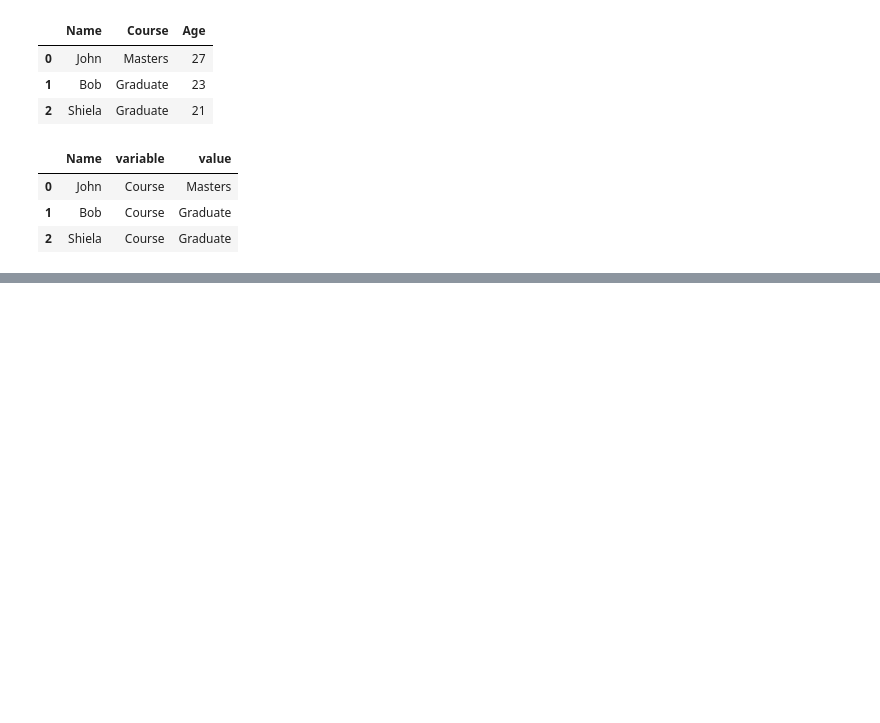
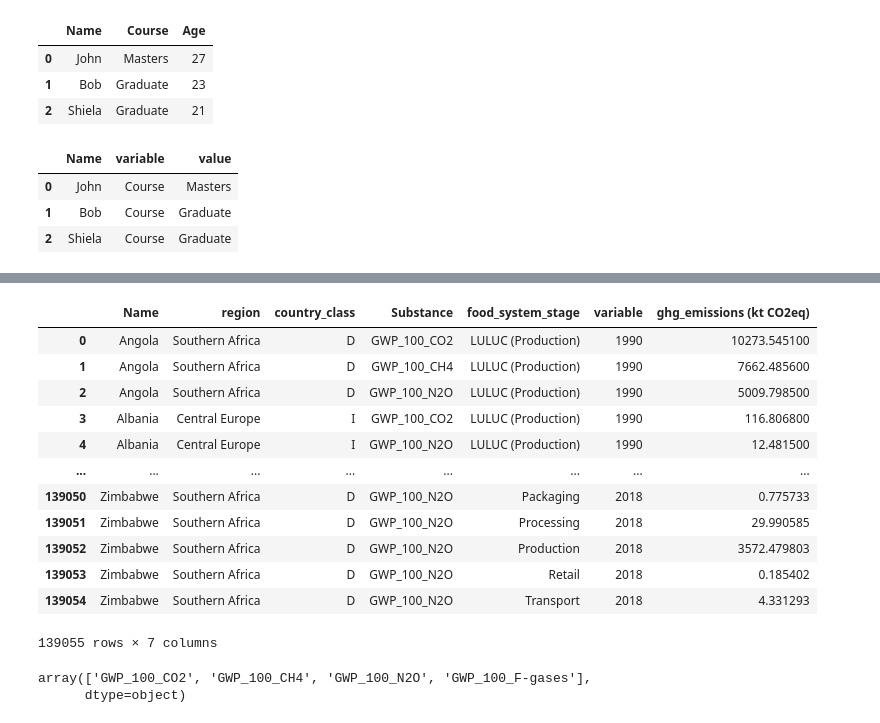
Before and after one commit to AndyPicton/Food_System_Emissions, a Jupyter notebook: Cam/Notebook final.ipynb, the cells around one changed output, grey strips where cells are left out. Cells and saved outputs as stored; diff of their text form; code cells hidden in the pictures; blank space fills up the shorter version.

```diff
--- a/Cam/Notebook final.ipynb
+++ b/Cam/Notebook final.ipynb
@@ -121,0 +137,29 @@ df_melted
+# %%
+#cleaning region names
+df_melted.replace({'region': { '10:_Southern_Africa': 'Southern Africa','12:_Central Europe':'Central Europe',
+                              '06:_Rest South America':'Rest South America', '16:_Russia +':'Russia', '24:_Oceania':'Oceania',
+                             '11:_OECD_Europe':'OECD Europe','09:_Eastern_Africa':'Eastern Africa', '08:_Western_Africa':'Western Africa',
+                             '18:_India +':'India','04:_Rest Central America':'Rest Central America', '14:_Ukraine +':'Ukraine', '05:_Brazil':'Brazil',
+                             '21:_Southeastern Asia':'Southeastern Asia', '01:_Canada':'Canada', '20:_China +':'China', '07:_Northern_Africa':'Northern Africa',
+                             '22:_Indonesia +':'Indonesia','17:_Middle_East':'Middle East', '23:_Japan':'Japan','15:_Asia-Stan':'Asia_Stan','19:_Korea':'Korea', '03:_Mexico':'Mexico',
+                             '02:_USA':'USA', '13:_Turkey':'Turkey', '28:_Int. Aviation':'Int. Aviation','27:_Int. Shipping':'Int. Shipping'}})
+# %% [output]
+|  | Name | region | country_class | Substance | food_system_stage | variable | ghg_emissions (kt CO2eq) |
+| 0 | Angola | Southern Africa | D | GWP_100_CO2 | LULUC (Production) | 1990 | 10273.545100 |
+| 1 | Angola | Southern Africa | D | GWP_100_CH4 | LULUC (Production) | 1990 | 7662.485600 |
+| 2 | Angola | Southern Africa | D | GWP_100_N2O | LULUC (Production) | 1990 | 5009.798500 |
+| 3 | Albania | Central Europe | I | GWP_100_CO2 | LULUC (Production) | 1990 | 116.806800 |
+| 4 | Albania | Central Europe | I | GWP_100_N2O | LULUC (Production) | 1990 | 12.481500 |
+| ... | ... | ... | ... | ... | ... | ... | ... |
+| 139050 | Zimbabwe | Southern Africa | D | GWP_100_N2O | Packaging | 2018 | 0.775733 |
+| 139051 | Zimbabwe | Southern Africa | D | GWP_100_N2O | Processing | 2018 | 29.990585 |
+| 139052 | Zimbabwe | Southern Africa | D | GWP_100_N2O | Production | 2018 | 3572.479803 |
+| 139053 | Zimbabwe | Southern Africa | D | GWP_100_N2O | Retail | 2018 | 0.185402 |
+| 139054 | Zimbabwe | Southern Africa | D | GWP_100_N2O | Transport | 2018 | 4.331293 |
+139055 rows × 7 columns
+# %%
+#unique values
+df_melted.Substance.unique()
+# %% [output]
+array(['GWP_100_CO2', 'GWP_100_CH4', 'GWP_100_N2O', 'GWP_100_F-gases'],
+      dtype=object)
```
Also changed, not shown: parts of 5 cells of this notebook, 1 other file.
